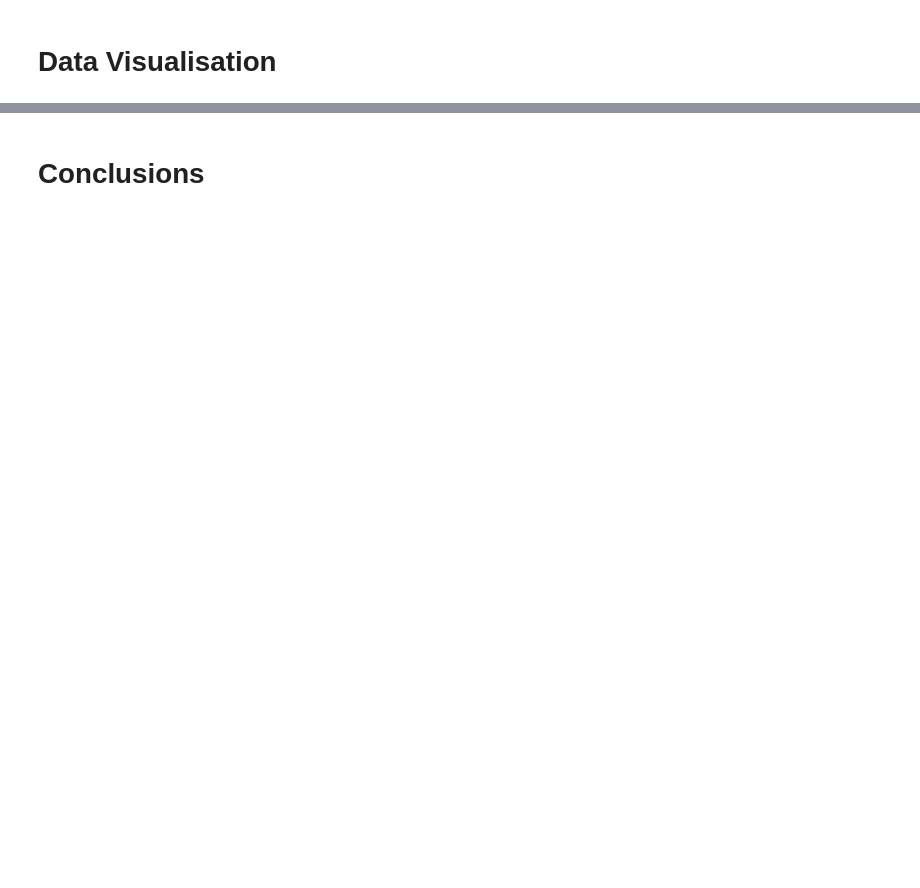
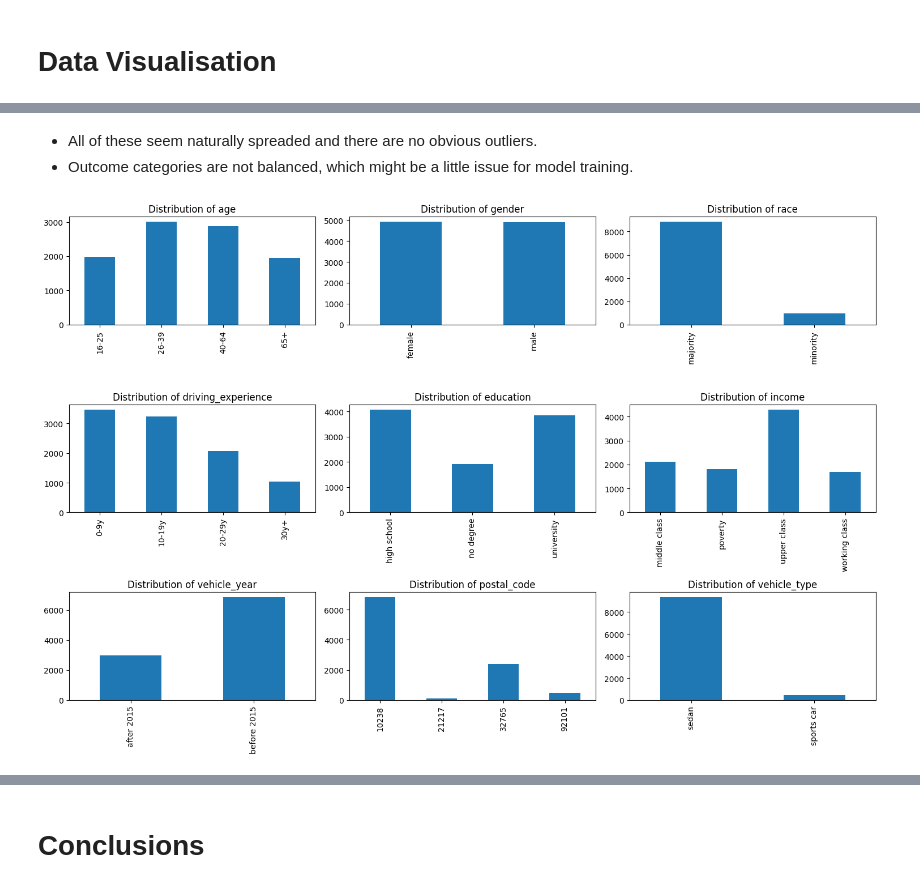
Before and after one commit to troobadure/amazinum-ds-camp, a Jupyter notebook: homeworks/lesson_4_eda_homework.ipynb, the cells around one changed output, grey strips where cells are left out. Cells and saved outputs as stored; diff of their text form; code cells hidden in the pictures; blank space fills up the shorter version.

```diff
--- a/homeworks/lesson_4_eda_homework.ipynb
+++ b/homeworks/lesson_4_eda_homework.ipynb
@@ -257,0 +354,9 @@ numeric_columns = ['credit_score', 'vehicle_ownership', 'married', 'children', '
+# %%
+string_columns = df.columns[~df.columns.isin(numeric_columns)]
+encoded_df = df.copy()
+encoded_df[string_columns] = encoded_df[string_columns].apply(lambda x: x.astype('category').cat.codes)
+cat_corr_df = encoded_df[[*string_columns, 'outcome']].corr()
+cat_corr_df
+# df[string_columns].apply(lambda x : pd.factorize(x)[0]).corr(method='pearson', min_periods=1)
+# corr_df = df[numeric_columns].dropna(how='any').corr()
+# corr_df
@@ -259,0 +385,11 @@ numeric_columns = ['credit_score', 'vehicle_ownership', 'married', 'children', '
+# %% [markdown]
+- All of these seem naturally spreaded and there are no obvious outliers.
+- Outcome categories are not balanced, which might be a little issue for model training.
+# %%
+fig, axes = plt.subplots(nrows=3, ncols=3, figsize=(15, 10))
+for i, column in enumerate(string_columns):
+    df[column].sort_values().value_counts(sort=False).plot(kind='bar', ax=axes[i//3, i%3])
+    axes[i//3, i%3].set_title(f'Distribution of {column}')
+plt.tight_layout()
+# %% [output]
+[figure, added]
```
Also changed, not shown: parts of 29 cells of this notebook.
